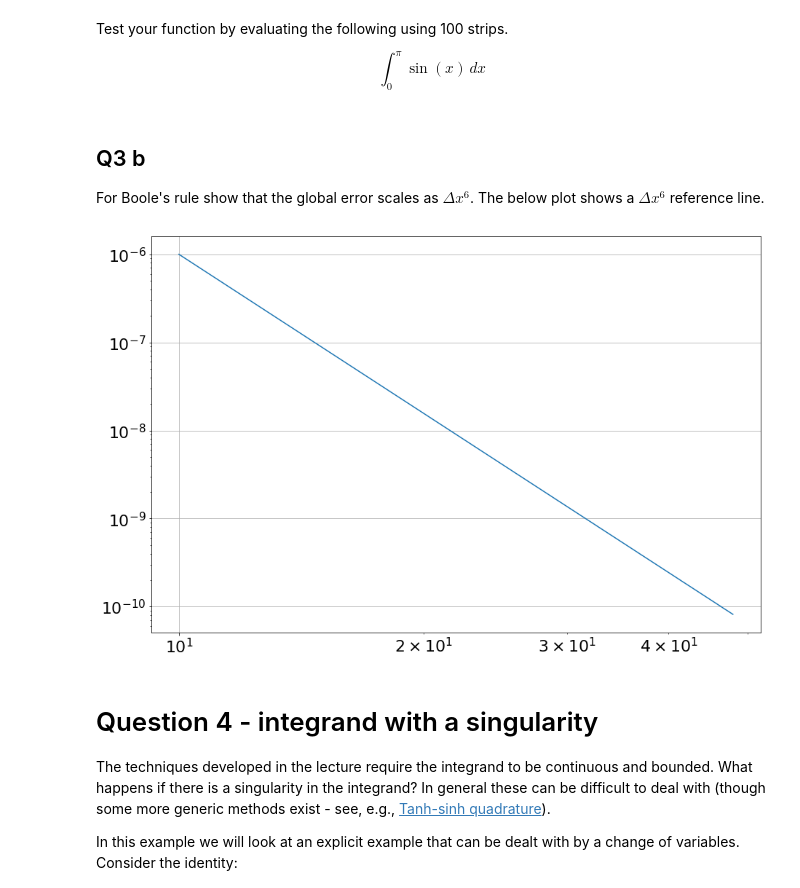
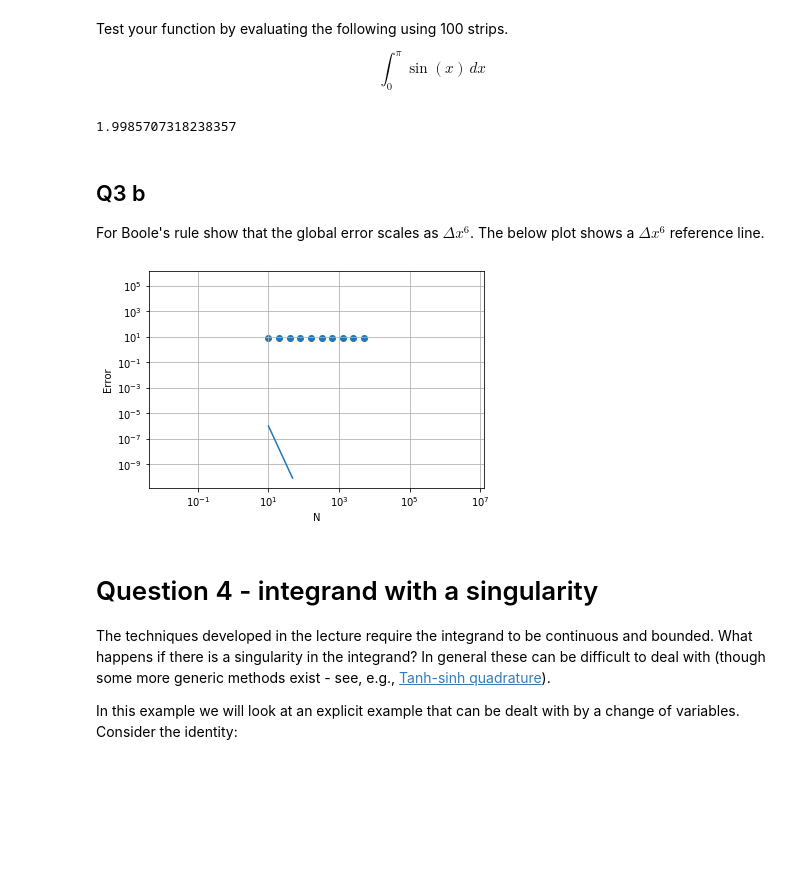
Before and after one commit to conorgouraud/ACM20030, a Jupyter notebook: assignments/Assignment-4.ipynb, the cells around one changed output. Saved outputs shown, nothing was run; the diff lists cells and outputs as text; code cells hidden in the pictures; blank space fills up the shorter version.

```diff
--- a/assignments/Assignment-4.ipynb
+++ b/assignments/Assignment-4.ipynb
@@ -111,3 +111,13 @@ $$ \int^\infty_1 \frac{\log(x)}{x^3}\,dx $$
 using Simpson's rule. Use 100 strips to evaluate the integral.
 
 Hint: you will have to use an `if` statement inside your transformed function for to deal with $t=0$. For this case it is useful to note that $\lim_{t\rightarrow0} t \log(1/t) = 0$.
+# %%
+def f3(t):
+    if(t==0):
+        return 0
+    else:
+        func=t*(np.log(1/t))
+        return func
+
+
+SimpsonsIntegrate(f3,1/(np.inf),1,100)
@@ -143,21 +175,51 @@ def BooleIntegration(f, a, b, N):
+# %%
+def BooleIntegration(f, a, b, N):
+    area = 0
+    Sx = (b-a)/4
+
+    area += (2*(Sx)/45)*(7*f(a) + 32*f(a+Sx) + 12*f(a+2*Sx) + 32*f(a + 3*Sx) + 7*f(a + 4*Sx))
+
+    return area
 # %% [markdown]
 Test your function by evaluating the following using 100 strips.
 
 $$ \int_0^\pi \sin(x)\,dx $$
+# %%
+def f5(x):
+    return np.sin(x)
+
+BooleIntegration(f5, 0, np.pi,100)
+# %% [output]
+1.9985707318238357
 # %% [markdown]
 ## Q3 b
 
 For Boole's rule show that the global error scales as $\Delta x^6$. The below plot shows a $\Delta x^6$ reference line.
+# %%
+imax = 10
+errBoole = np.empty((imax,2))
+
+i = 0
+N = 10
+while i < imax:
+    errBoole[i, 0] = N
+    errBoole[i, 1] = np.abs(BooleIntegration(f3, 0, 4, N)-1)
+
+    N *= 2
+    i += 1
 # %%
 x = np.linspace(10,48,100)
 y = x**-6
 
 plt.yscale('log')
 plt.xscale('log')
+plt.xlabel('N')
+plt.ylabel('Error')
 plt.grid(True)
+plt.scatter(errBoole[:,0], errBoole[:, 1])
 plt.plot(x,y);
 # %% [output]
-[figure, old version]
+[figure, new version]
 # %% [markdown]
 # Question 4 - integrand with a singularity
 
```
Also changed, not shown: parts of 10 cells of this notebook.
